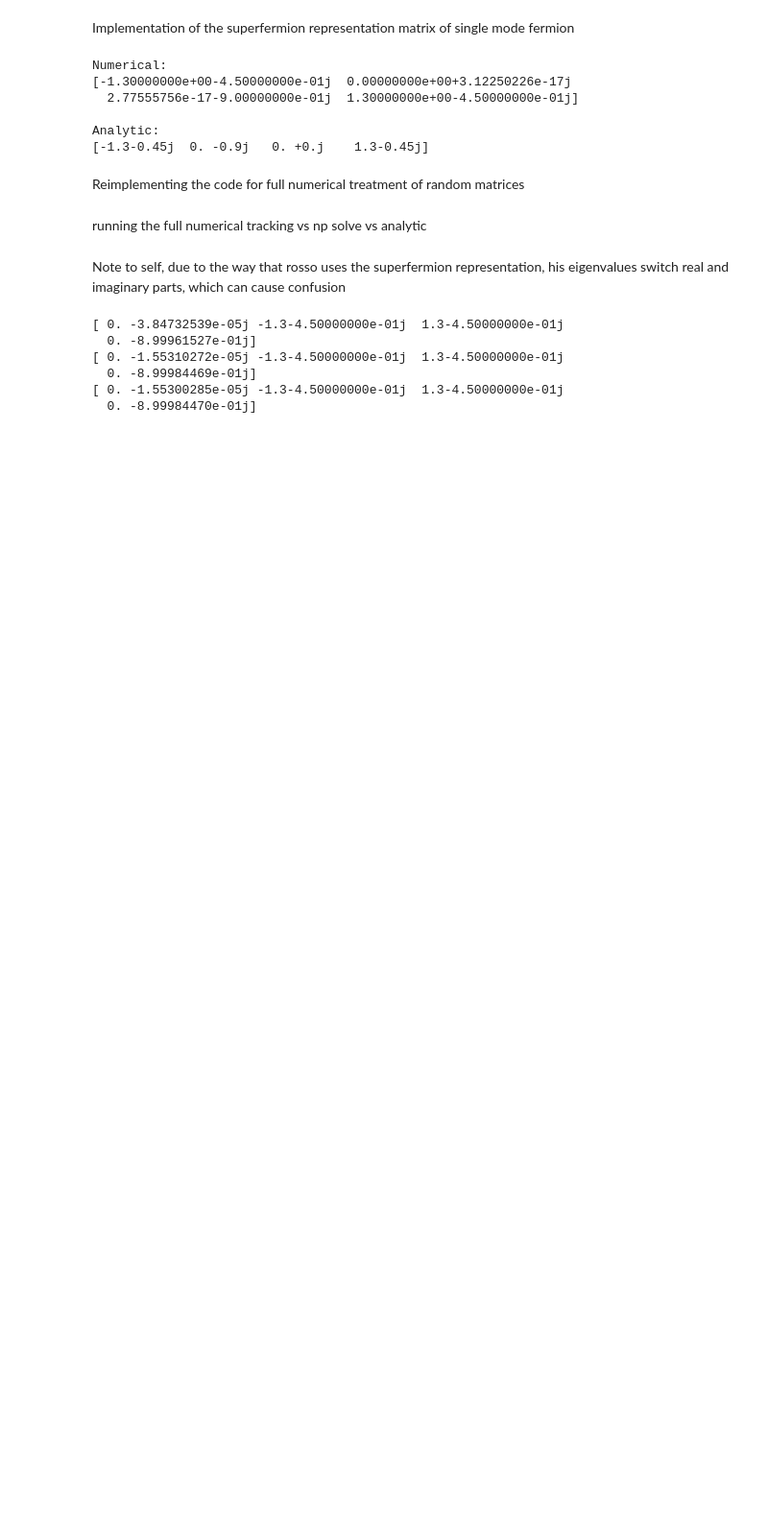
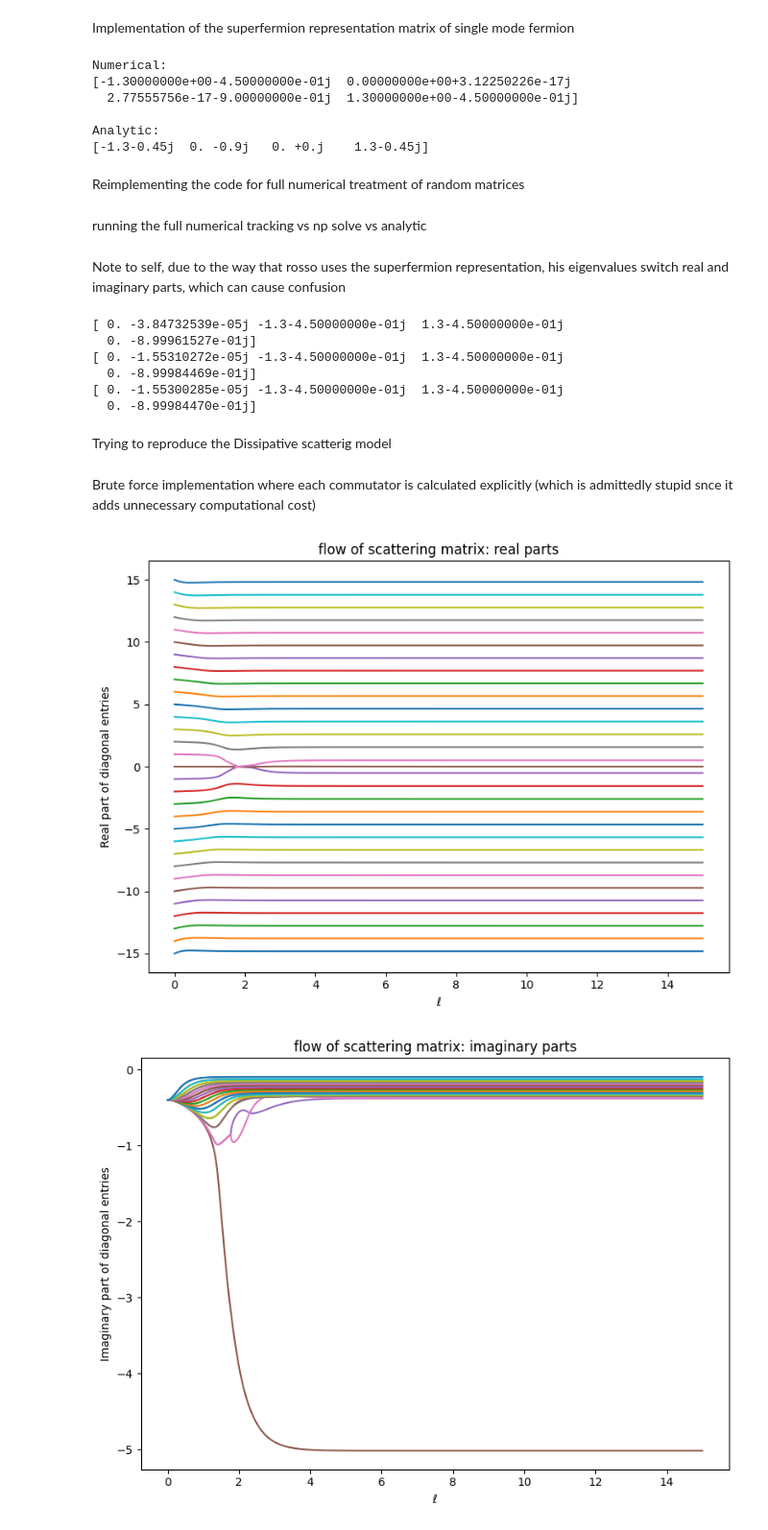
Before and after one commit to IronicOwl/MasterThesisShenanigans, a Jupyter notebook: Lindbladt/Numerical_dissipative_flow_notebook.ipynb, the cells around one changed output. Shown at 96% size. Drawn from its saved outputs; the diff is of its cells as text; code cells hidden in the pictures; blank space fills up the shorter version.

Commit message:
Working implementation of dissipative scattering

```diff
--- a/Lindbladt/Numerical_dissipative_flow_notebook.ipynb
+++ b/Lindbladt/Numerical_dissipative_flow_notebook.ipynb
@@ -397,3 +397,5 @@ print(np.diag(L_third))
   0. -8.99984469e-01j]
 [ 0. -1.55300285e-05j -1.3-4.50000000e-01j  1.3-4.50000000e-01j
   0. -8.99984470e-01j]
+# %% [markdown]
+Trying to reproduce the Dissipative scatterig model
@@ -399,0 +433,23 @@ print(np.diag(L_third))
+# %% [markdown]
+Brute force implementation where each commutator is calculated explicitly (which is admittedly stupid snce it adds unnecessary computational cost)
+# %%
+"""
+Implementing the matrix flow from rosso with v=1, j = 15, gamma=5
+
+"""
+N = 15
+gamma = 5.0
+
+M, H, ns, eps = Mprime_ordered_scattering(N, gamma)
+
+Scatering_M, tracker_third_scattering = solve_flow_rk4(
+    M,
+    generator="third",
+    track_diagonal=True
+)
+
+
+plot_diagonal_flow(tracker_third_scattering, title_prefix="flow of scattering matrix")
+# %% [output]
+[figure, added]
+[figure, added]
```
Also changed, not shown: parts of 1 cell of this notebook.
